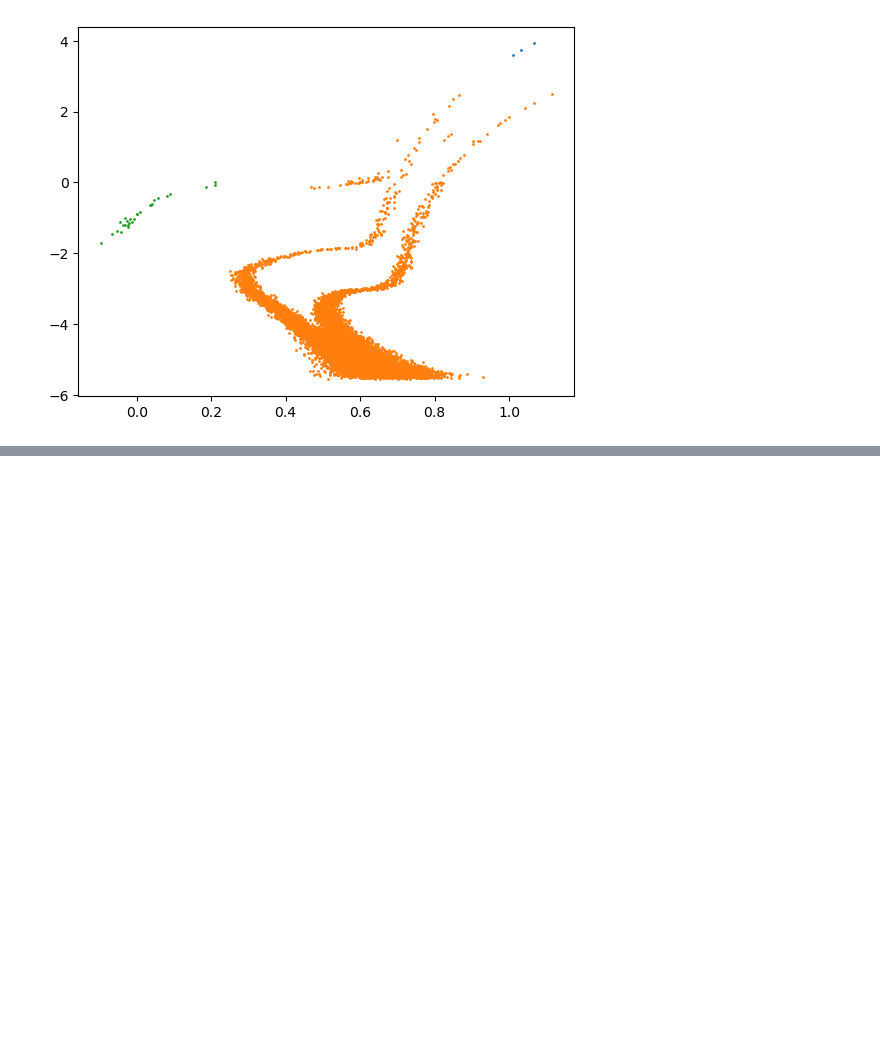
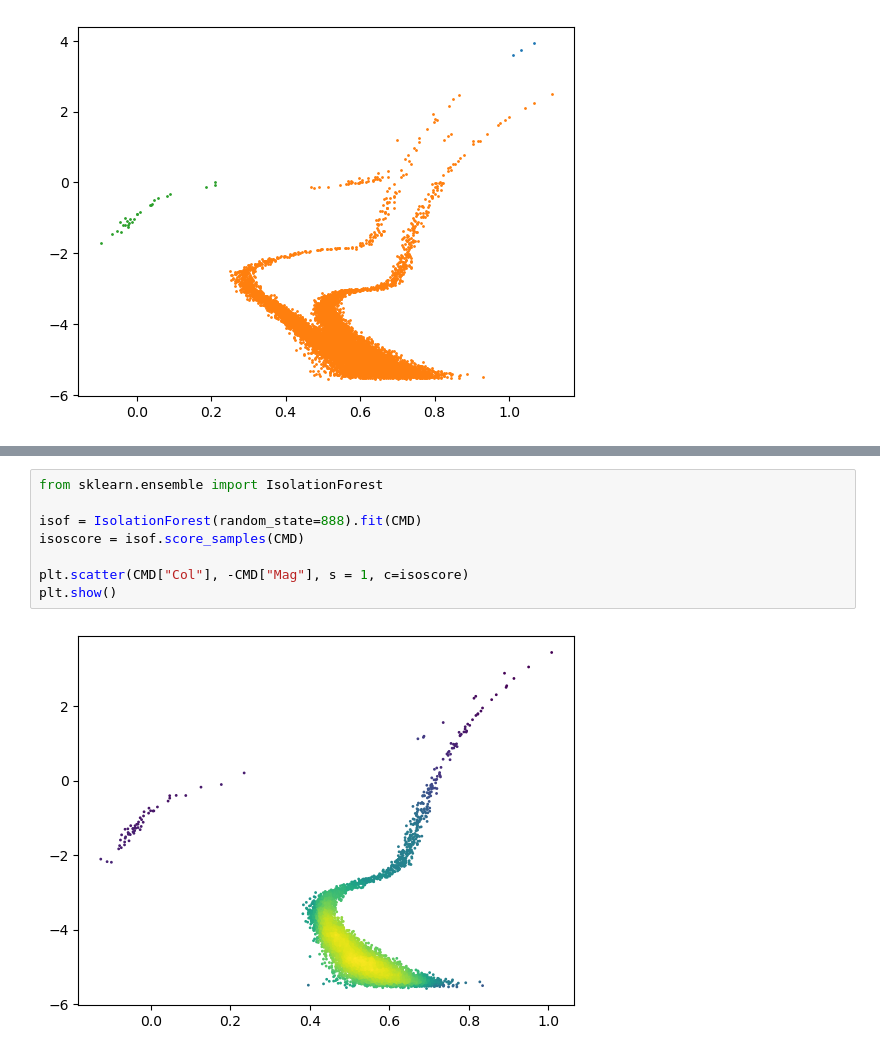
Before and after one commit to m-a-r-i-o/cmdmst, a Jupyter notebook: tda.ipynb, the cells around one changed output, grey strips where cells are left out. Saved outputs shown, nothing was run; the diff lists cells and outputs as text; blank space fills up the shorter version.

```diff
--- a/tda.ipynb
+++ b/tda.ipynb
@@ -124,0 +133,10 @@ plt.show()
+# %%
+from sklearn.ensemble import IsolationForest
+
+isof = IsolationForest(random_state=888).fit(CMD)
+isoscore = isof.score_samples(CMD)
+
+plt.scatter(CMD["Col"], -CMD["Mag"], s = 1, c=isoscore)
+plt.show()
+# %% [output]
+[figure, added]
```
Also changed, not shown: parts of 6 cells of this notebook, 3 other files.
